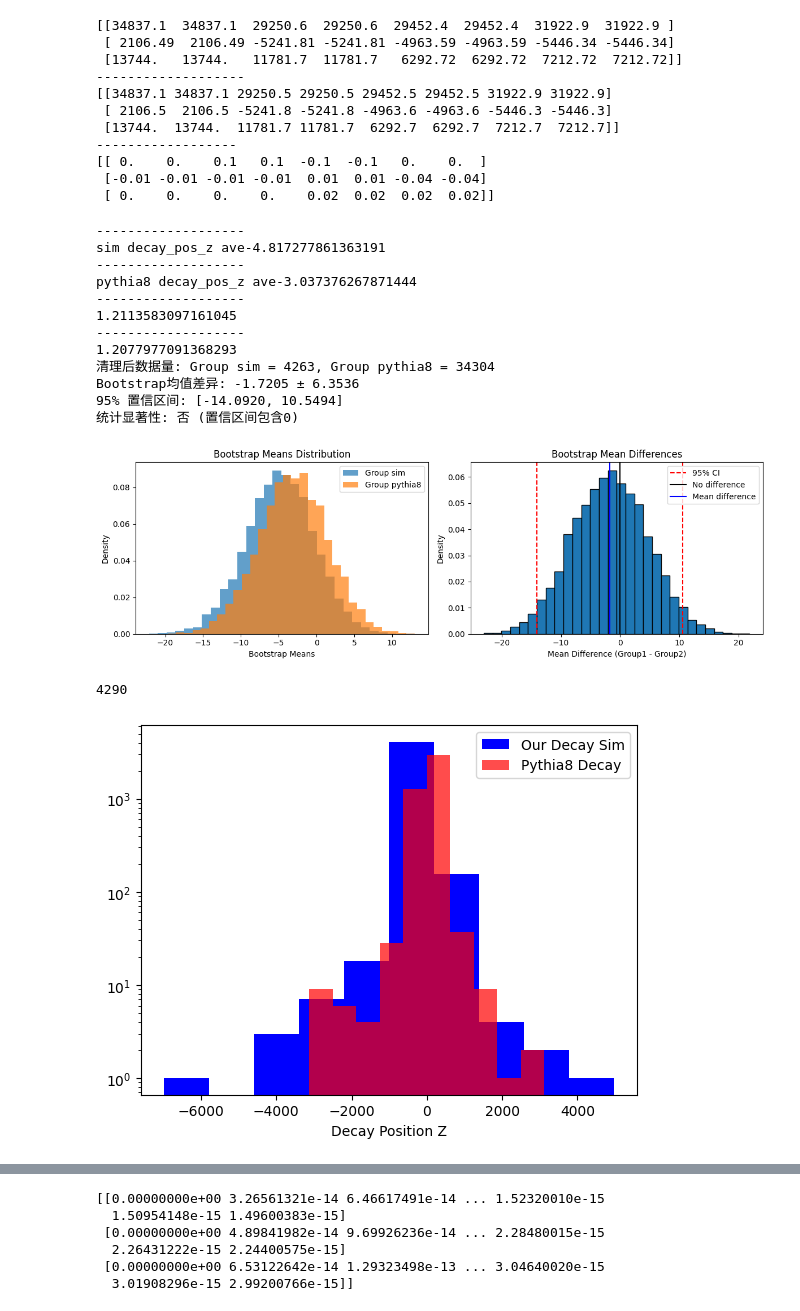
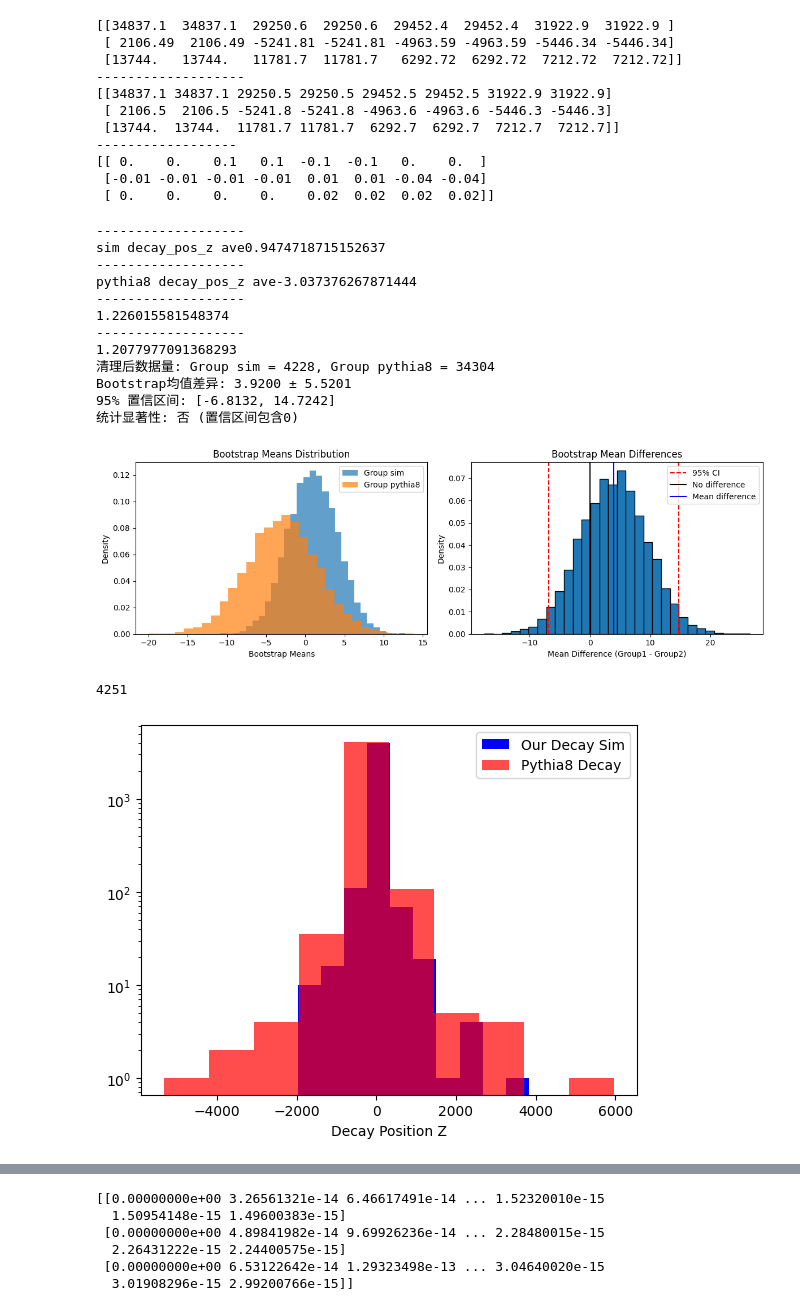
Before and after one commit to stonerainphilo/position_read_analyse_1.3, a Jupyter notebook: ALL_IN_ONE/Momentum_Analyse/test.ipynb, the cells around one changed output, grey strips where cells are left out. Drawn from its saved outputs; the diff is of its cells as text; code cells hidden in the pictures.

```diff
--- a/ALL_IN_ONE/Momentum_Analyse/test.ipynb
+++ b/ALL_IN_ONE/Momentum_Analyse/test.ipynb
@@ -80,7 +80,7 @@ import pandas as pd
 import matplotlib.pyplot as plt
 import numpy as np
 labels=['Group sim', 'Group pythia8']
-decay_sim = pd.read_csv('/media/ubuntu/6156e08b-fdb1-4cde-964e-431f74a6078e/Program/PRA/Github/position_read_analyse_1.3/test/test_decay_b.csv')
+decay_sim = pd.read_csv('/media/ubuntu/6156e08b-fdb1-4cde-964e-431f74a6078e/Program/PRA/Github/position_read_analyse_1.3/test/test_decay.csv')
 decay_pythia8 = pd.read_csv('/media/ubuntu/6156e08b-fdb1-4cde-964e-431f74a6078e/Program/PRA/Github/position_read_analyse_1.3/test/test/2025-11-30_2HDM_B_test/LLP_data/pythia8_1.csv')
 
 def bootstrap_comparison(data1, data2, n_bootstrap=1000):
@@ -177,39 +177,39 @@ print('-------------------')
 print('pythia8 decay_pos_z ave'+f'{mean_pythia8_z}')
 
 # gamma1, gamma2 = calculate_gamma(decay_pythia8['p_x'], decay_pythia8['p_y'], decay_pythia8['p_z'], decay_pythia8['e'])
 # tau_lab = decay_pythia8['tau'] * gamma1
 # print(gamma1[:5])
 print('-------------------')
 print(np.mean(decay_sim['tau']))
 print('-------------------')
 print(np.mean(decay_pythia8['tau']))
 # X_diff = bootstrap_comparison(decay_sim['decay_pos_x'], decay_pythia8['decay_pos_x'], n_bootstrap=10000)
 # Y_diff = bootstrap_comparison(decay_sim['decay_pos_y'], decay_pythia8['decay_pos_y'], n_bootstrap=10000)
 Z_diff = bootstrap_comparison(decay_sim['decay_pos_z'], decay_pythia8['decay_pos_z'], n_bootstrap=10000)
 # df = pd.DataFrame(decay_pos, columns=['decay_pos_x', 'decay_pos_y', 'decay_pos_z'])
 # df.to_csv('/media/ubuntu/6156e08b-fdb1-4cde-964e-431f74a6078e/Program/PRA/Github/position_read_analyse_1.3/test/test_decay.csv')
 size_1 = len(decay_sim)
 print(size_1)
 plt.hist(np.random.choice(decay_sim['decay_pos_z'], size=size_1), label = 'Our Decay Sim', color='blue')
 plt.hist(np.random.choice(decay_pythia8['decay_pos_z'], size_1), label='Pythia8 Decay', color='red', alpha=0.7)
 plt.legend()
 plt.yscale('log')
 plt.xlabel('Decay Position Z')
 plt.show()
 # %% [output]
 -------------------
-sim decay_pos_z ave-4.817277861363191
+sim decay_pos_z ave0.9474718715152637
 -------------------
 pythia8 decay_pos_z ave-3.037376267871444
 -------------------
-1.2113583097161045
+1.226015581548374
 -------------------
 1.2077977091368293
-清理后数据量: Group sim = 4263, Group pythia8 = 34304
-Bootstrap均值差异: -1.7205 ± 6.3536
-95% 置信区间: [-14.0920, 10.5494]
+清理后数据量: Group sim = 4228, Group pythia8 = 34304
+Bootstrap均值差异: 3.9200 ± 5.5201
+95% 置信区间: [-6.8132, 14.7242]
 统计显著性: 否 (置信区间包含0)
-[figure, old version]
+[figure, new version]
-4290
+4251
-[figure, old version]
+[figure, new version]
 # %%
```
Also changed, not shown: parts of 1 cell of this notebook, 10 other files.
